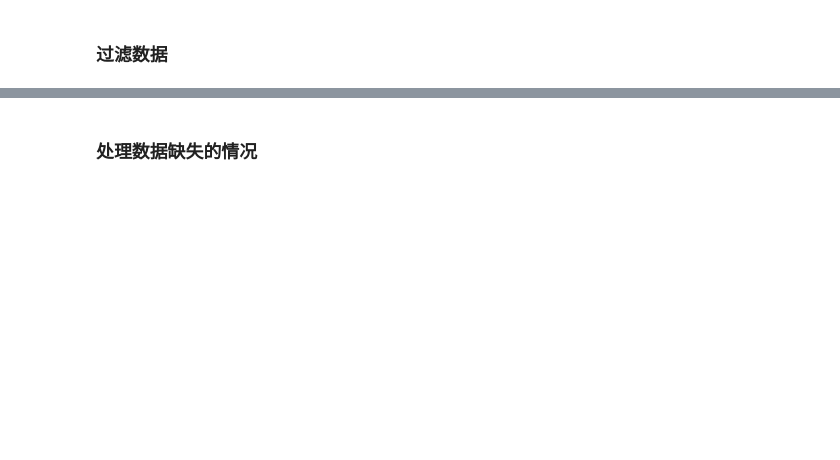
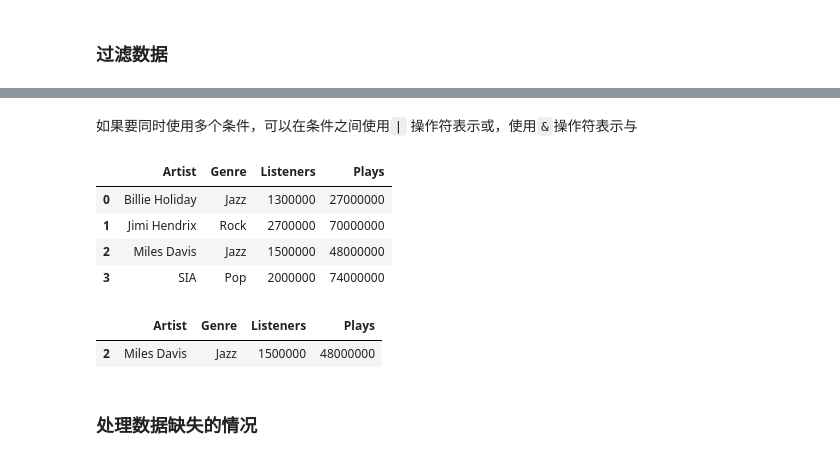
Before and after one commit to zhoujing204/data-modeling-course-student, a Jupyter notebook: 实验5-Numpy和Pandas/实验5-numpy与pandas基础.ipynb, the cells around one changed output, grey strips where cells are left out. Cells and saved outputs as stored; diff of their text form; code cells hidden in the pictures; blank space fills up the shorter version.

```diff
--- a/实验5-Numpy和Pandas/实验5-numpy与pandas基础.ipynb
+++ b/实验5-Numpy和Pandas/实验5-numpy与pandas基础.ipynb
@@ -574,3 +621,20 @@ df[df['Listeners'] > 1800000]
+# %% [markdown]
+如果要同时使用多个条件，可以在条件之间使用`|` 操作符表示或，使用`&`操作符表示与
+# %%
+# 条件或， 注意每个条件都要用圆括号包围
+df[(df['Genre']=='Jazz') | (df['Listeners'] > 1800000)]
+# %% [output]
+|  | Artist | Genre | Listeners | Plays |
+| 0 | Billie Holiday | Jazz | 1300000 | 27000000 |
+| 1 | Jimi Hendrix | Rock | 2700000 | 70000000 |
+| 2 | Miles Davis | Jazz | 1500000 | 48000000 |
+| 3 | SIA | Pop | 2000000 | 74000000 |
+# %%
+# 条件与
+df[(df['Genre']=='Jazz') & (df['Listeners'] > 1400000)]
+# %% [output]
+|  | Artist | Genre | Listeners | Plays |
+| 2 | Miles Davis | Jazz | 1500000 | 48000000 |
 # %% [markdown]
 ### 处理数据缺失的情况
 # %% [markdown]
```
Also changed, not shown: parts of 24 cells of this notebook, 4 other files.
